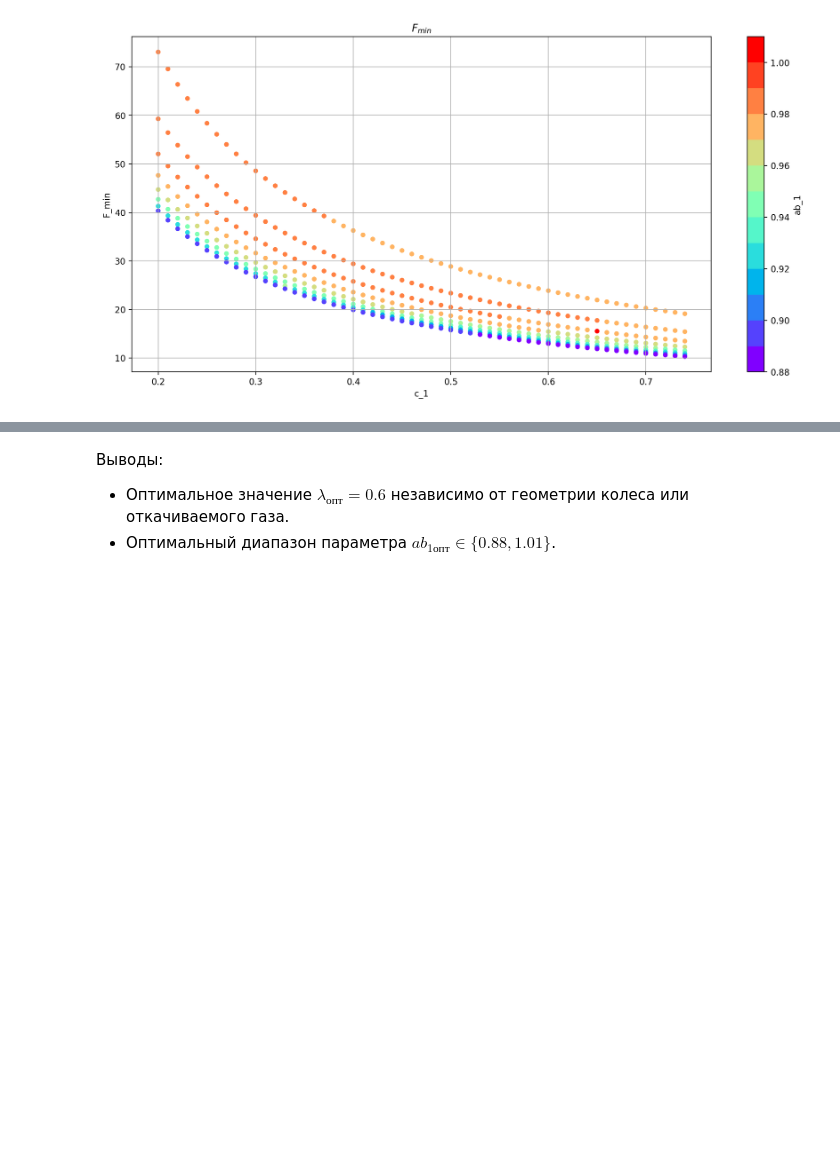
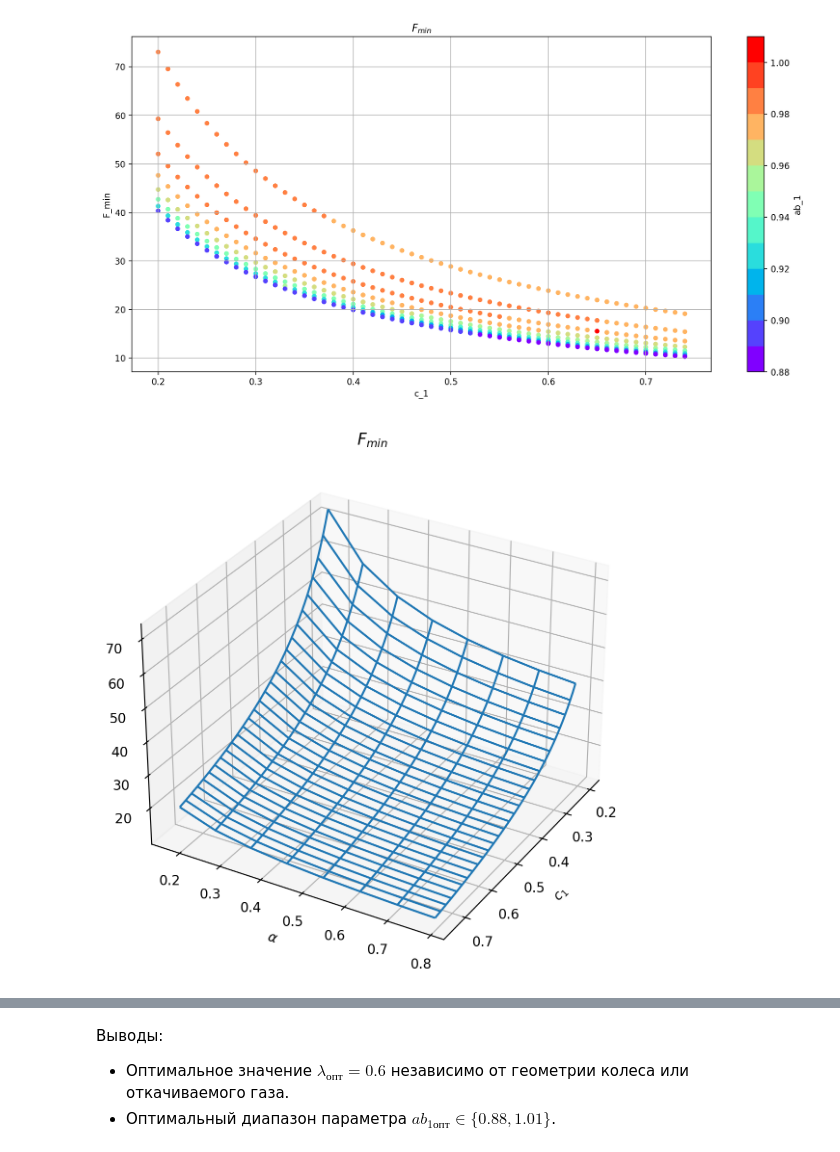
Before and after one commit to VladimirNekrasov98/tmp-optimization-analysis, a Jupyter notebook: EDA and modeling.ipynb, the cells around one changed output, grey strips where cells are left out. Saved outputs shown, nothing was run; the diff lists cells and outputs as text; code cells hidden in the pictures; blank space fills up the shorter version.

Commit message:
Add some 3D plots for data

```diff
--- a/EDA and modeling.ipynb
+++ b/EDA and modeling.ipynb
@@ -36,0 +40,3 @@ df.head()
+# %%
+df = df.sort_values(by=['alpha_rad', 'c_1']).reset_index(drop=True)
+df.head()
@@ -74,3 +87,14 @@ plt.grid()
 plt.show()
 # %% [output]
 [figure]
+# %%
+X, Y = np.meshgrid(df['c_1'].unique(), df['alpha_rad'].unique())
+Z = df.F_min.values.reshape(X.shape)
+fig, ax = plt.subplots(figsize=(15,7), subplot_kw={'projection': '3d'})
+# ax.plot_surface(X, Y, Z, cmap='viridis')
+ax.plot_wireframe(X, Y, Z, cmap='viridis')
+ax.set(xlabel=r'$c_1$', ylabel=r'$\alpha$', title=r'$F_{min}$')
+ax.view_init(30, 30)
+plt.show()
+# %% [output]
+[figure, added]
```
Also changed, not shown: parts of 6 cells of this notebook.
